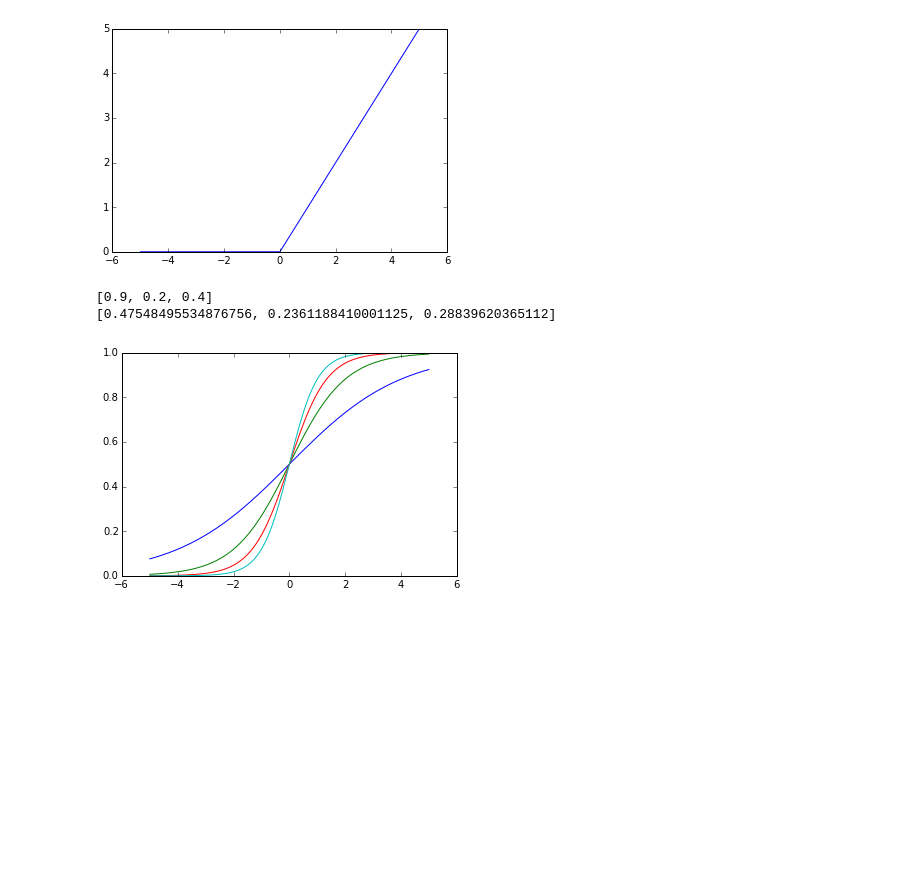
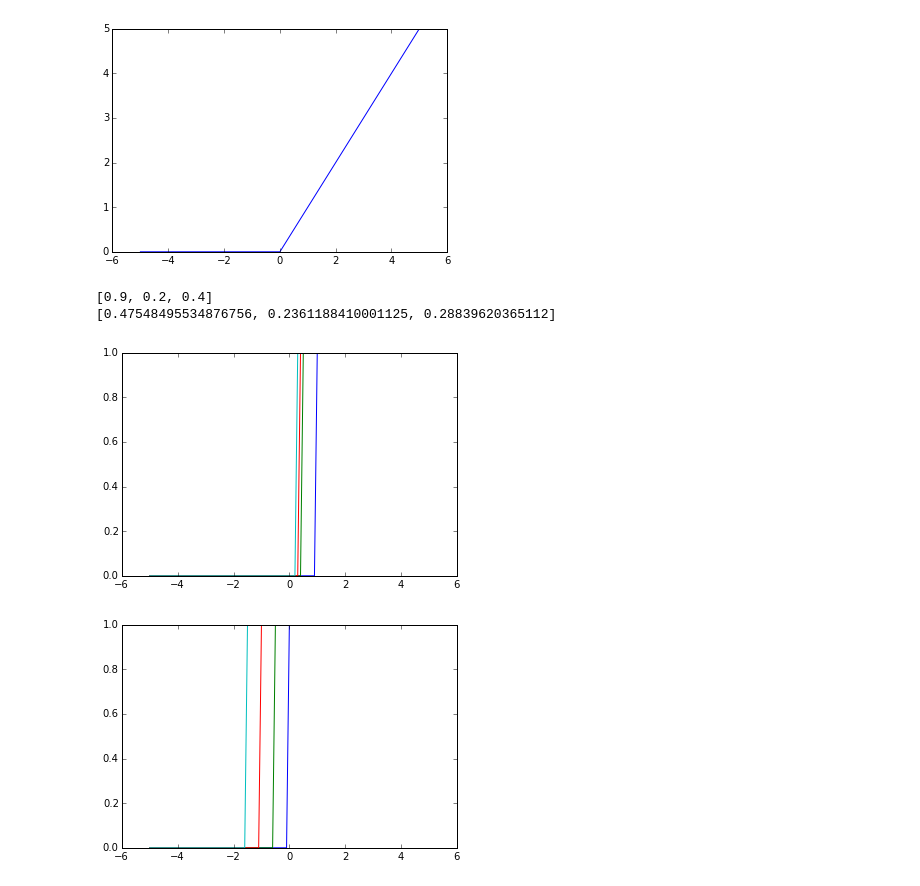
Before and after one commit to jwanga/go-deep, a Jupyter notebook: 1 Neurons.ipynb, the cells around one changed output. Drawn from its saved outputs; the diff is of its cells as text; code cells hidden in the pictures; blank space fills up the shorter version.

```diff
--- a/1 Neurons.ipynb
+++ b/1 Neurons.ipynb
@@ -84,41 +52,30 @@ line = plt.plot(inputs, outputs);
 plt.show();
 # %% [output]
 [figure]
-# %%
-def SoftmaxActivationFunction(output_neurons):
-    '''
-    Softmax activation functions output a vector containing probabilities that each neuron in an output layer
-    is a member of the class represented by the Softmax function.
-    '''
-    #sum the exponent of each ouptut neuron value
-    output_neuron_sum = sum([math.exp(x) for x in output_neurons])
-
-    #Get probabilities by dividing the exponent of each output newron with the sum of the exponent of
-    #all output neurons.
-    probabilities = [math.exp(x) / output_neuron_sum for x in output_neurons]
-
-    return probabilities
-
-output_neurons = [.9, .2, .4]
-probabilities = SoftmaxActivationFunction(output_neurons)
-
-print(output_neurons);
-print(probabilities);
-# %% [output]
-[0.9, 0.2, 0.4]
-[0.47548495534876756, 0.2361188410001125, 0.28839620365112]
+# %%
+activation = neurons.SoftmaxActivationFunction()
+output_neurons = [.9, .2, .4]
+probabilities = activation.compute(output_neurons)
+
+print(output_neurons);
+print(probabilities);
+# %% [output]
+[0.9, 0.2, 0.4]
+[0.47548495534876756, 0.2361188410001125, 0.28839620365112]
 # %%
-def SigmoidActivationNeuron(weight, input, bias):
-    '''
-    A neuron that combines a sigmoid activation function, input value and a bias value.
-    '''
-
-    return sigmoidActivationFunction(weight * input + bias)
-
-# plot the output for the neuron with different weights so we can obserse the effect on the output.
+# plot the output for the neuron with different weights so we can observe the effect on the output.
 for i in [.5, 1, 1.5, 2]:
-    plt.plot(inputs, [SigmoidActivationNeuron(i, x, 0) for x in inputs]);
+    neuron = neurons.StepActivationNeuron([i], 0)
+    plt.plot(inputs, [neuron.compute([x]) for x in inputs]);
 
 plt.show();
+
+#plot the output for the neuron with different bias so we can observe the effect on the output.
+for i in [.5, 1, 1.5, 2]:
+    neuron = neurons.StepActivationNeuron([1], i)
+    plt.plot(inputs, [neuron.compute([x]) for x in inputs]);
+
+plt.show();
 # %% [output]
-[figure, old version]
+[figure, new version]
+[figure, added]
```
Also changed, not shown: parts of 10 cells of this notebook, 2 other files.
